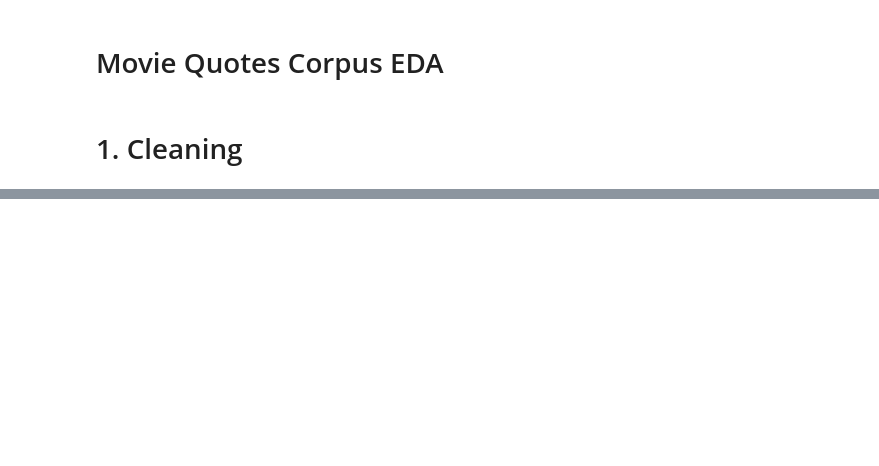
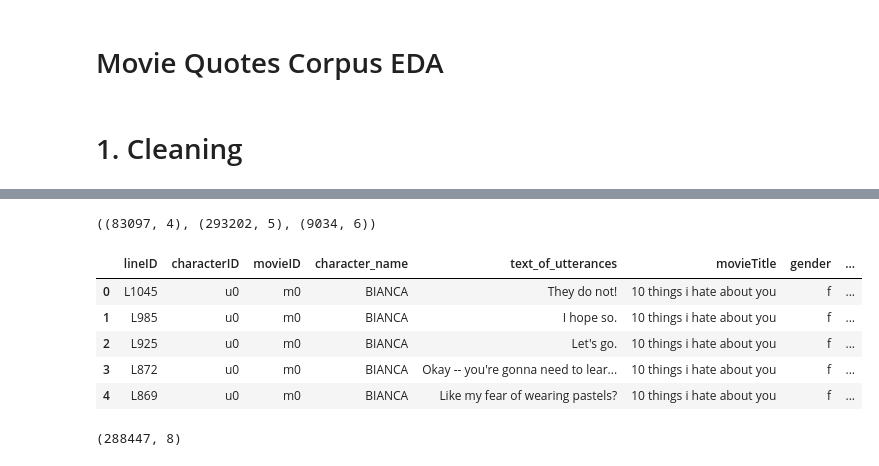
Before and after one commit to LuWang-zishuijing/ResumeClassifier, a Jupyter notebook: Movie_Quotes_Corpus_EDA.ipynb, the cells around one changed output, grey strips where cells are left out. Drawn from its saved outputs; the diff is of its cells as text; code cells hidden in the pictures; blank space fills up the shorter version.

```diff
--- a/Movie_Quotes_Corpus_EDA.ipynb
+++ b/Movie_Quotes_Corpus_EDA.ipynb
@@ -215,0 +24,4 @@ pwd
+# %%
+conver_df = pd.read_csv('./movie_conversations.tsv',encoding='ISO-8859-2',warn_bad_lines =False,sep='\t',header=None)
+lines_df = pd.read_csv('./movie_lines.tsv',sep='\t',error_bad_lines=False,warn_bad_lines =False,header=None)
+characters_df = pd.read_csv('./movie_characters_metadata.tsv',sep='\t',warn_bad_lines =False,error_bad_lines=False,header=None)
@@ -215,0 +63,20 @@ pwd
+# %%
+conver_df.shape, lines_df.shape, characters_df.shape
+# %% [output]
+((83097, 4), (293202, 5), (9034, 6))
+# %%
+df = pd.merge(lines_df, characters_df, how='inner', on=['characterID','movieID','character_name'],
+         left_index=False, right_index=False, sort=True,
+         suffixes=('_x', '_y'), copy=True, indicator=False)
+df.head()
+# %% [output]
+|  | lineID | characterID | movieID | character_name | text_of_utterances | movieTitle | gender | ... |
+| 0 | L1045 | u0 | m0 | BIANCA | They do not! | 10 things i hate about you | f | ... |
+| 1 | L985 | u0 | m0 | BIANCA | I hope so. | 10 things i hate about you | f | ... |
+| 2 | L925 | u0 | m0 | BIANCA | Let's go. | 10 things i hate about you | f | ... |
+| 3 | L872 | u0 | m0 | BIANCA | Okay -- you're gonna need to lear... | 10 things i hate about you | f | ... |
+| 4 | L869 | u0 | m0 | BIANCA | Like my fear of wearing pastels? | 10 things i hate about you | f | ... |
+# %%
+df.shape
+# %% [output]
+(288447, 8)
```
Also changed, not shown: parts of 41 cells of this notebook.
